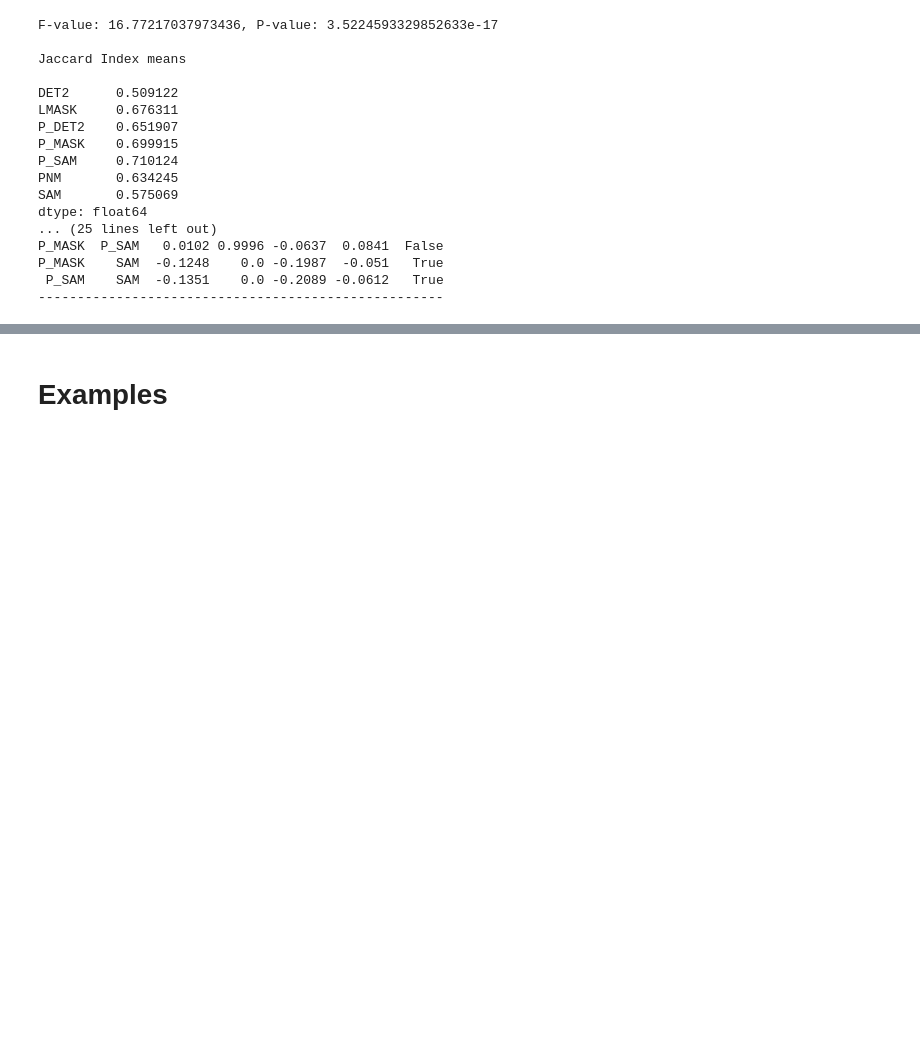
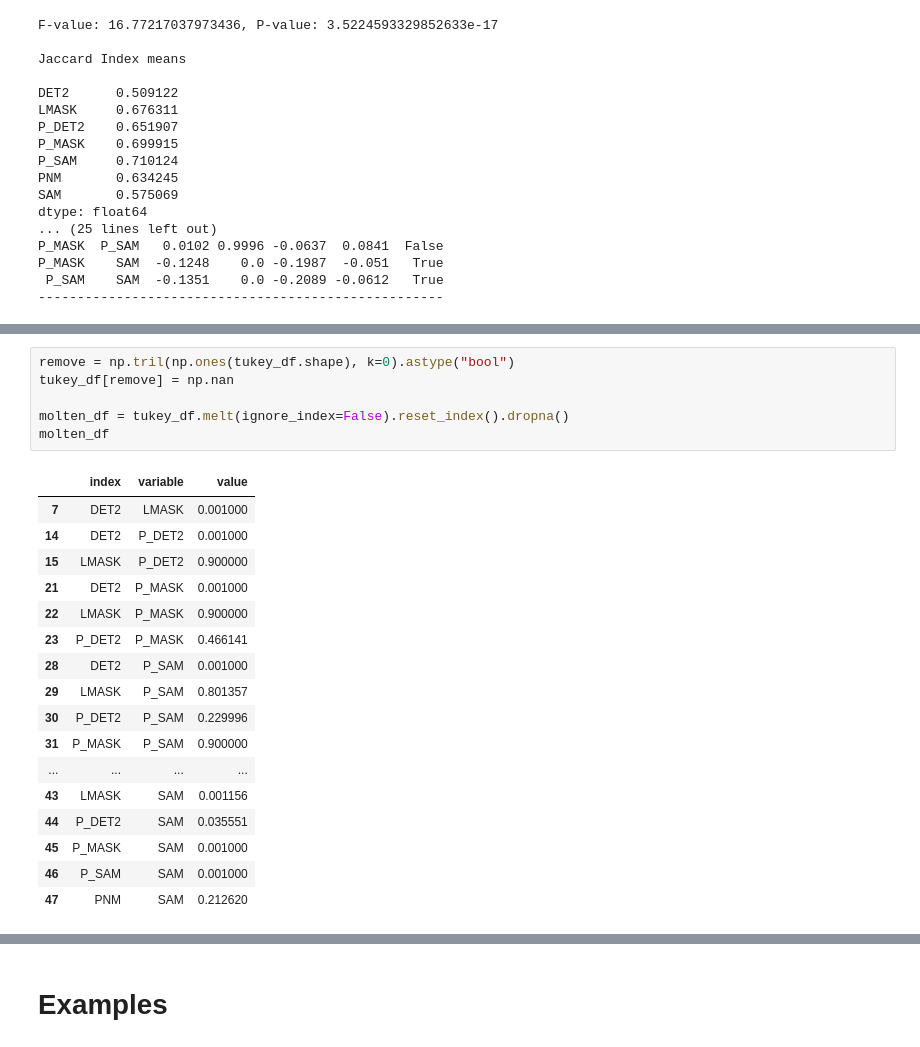
Before and after one commit to leandrobmarinho/statistical-tests, a Jupyter notebook: notebook/statistical_tests_2.ipynb, the cells around one changed output, grey strips where cells are left out. Cells and saved outputs as stored; diff of their text form; blank space fills up the shorter version.

```diff
--- a/notebook/statistical_tests_2.ipynb
+++ b/notebook/statistical_tests_2.ipynb
@@ -152,0 +170,24 @@ df_melt
+# %%
+remove = np.tril(np.ones(tukey_df.shape), k=0).astype("bool")
+tukey_df[remove] = np.nan
+
+molten_df = tukey_df.melt(ignore_index=False).reset_index().dropna()
+molten_df
+# %% [output]
+|  | index | variable | value |
+| 7 | DET2 | LMASK | 0.001000 |
+| 14 | DET2 | P_DET2 | 0.001000 |
+| 15 | LMASK | P_DET2 | 0.900000 |
+| 21 | DET2 | P_MASK | 0.001000 |
+| 22 | LMASK | P_MASK | 0.900000 |
+| 23 | P_DET2 | P_MASK | 0.466141 |
+| 28 | DET2 | P_SAM | 0.001000 |
+| 29 | LMASK | P_SAM | 0.801357 |
+| 30 | P_DET2 | P_SAM | 0.229996 |
+| 31 | P_MASK | P_SAM | 0.900000 |
+| ... | ... | ... | ... |
+| 43 | LMASK | SAM | 0.001156 |
+| 44 | P_DET2 | SAM | 0.035551 |
+| 45 | P_MASK | SAM | 0.001000 |
+| 46 | P_SAM | SAM | 0.001000 |
+| 47 | PNM | SAM | 0.212620 |
```
Also changed, not shown: parts of 4 cells of this notebook.
